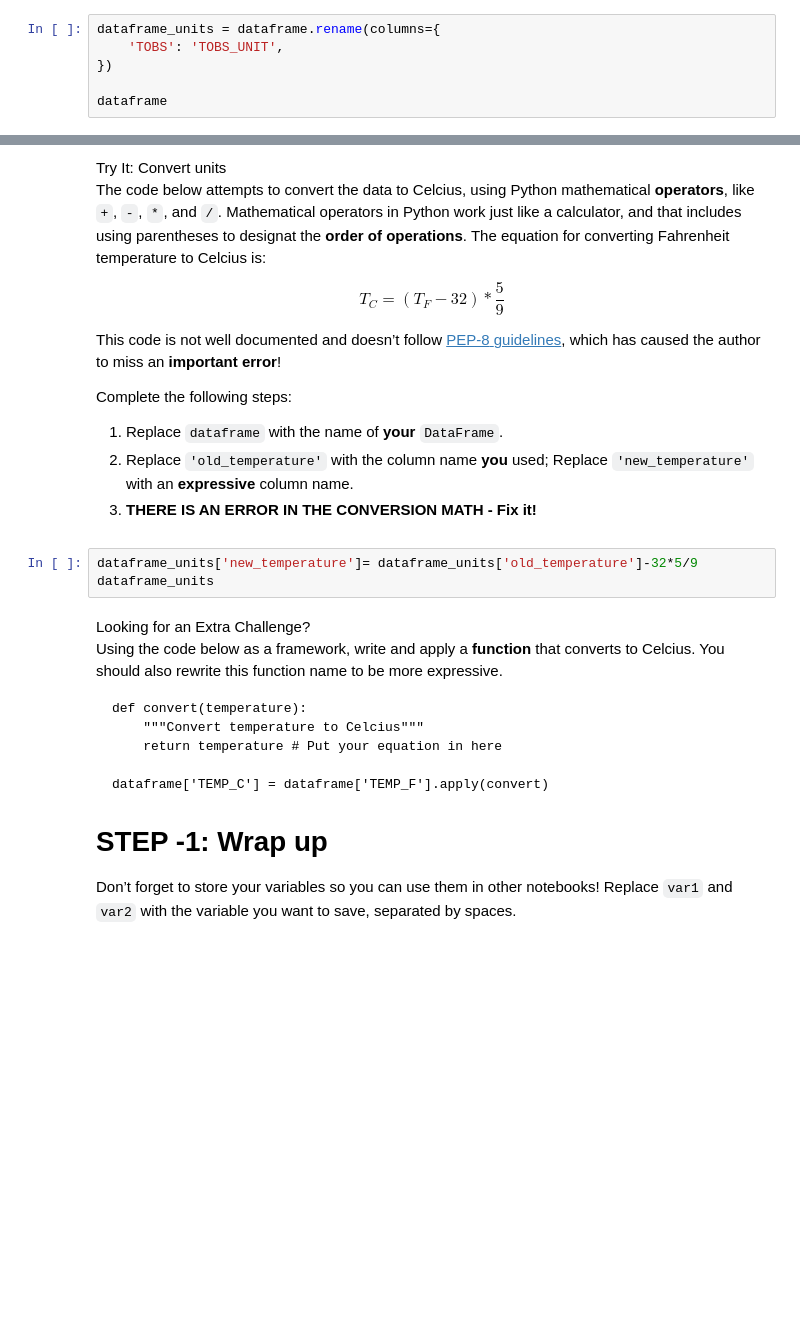
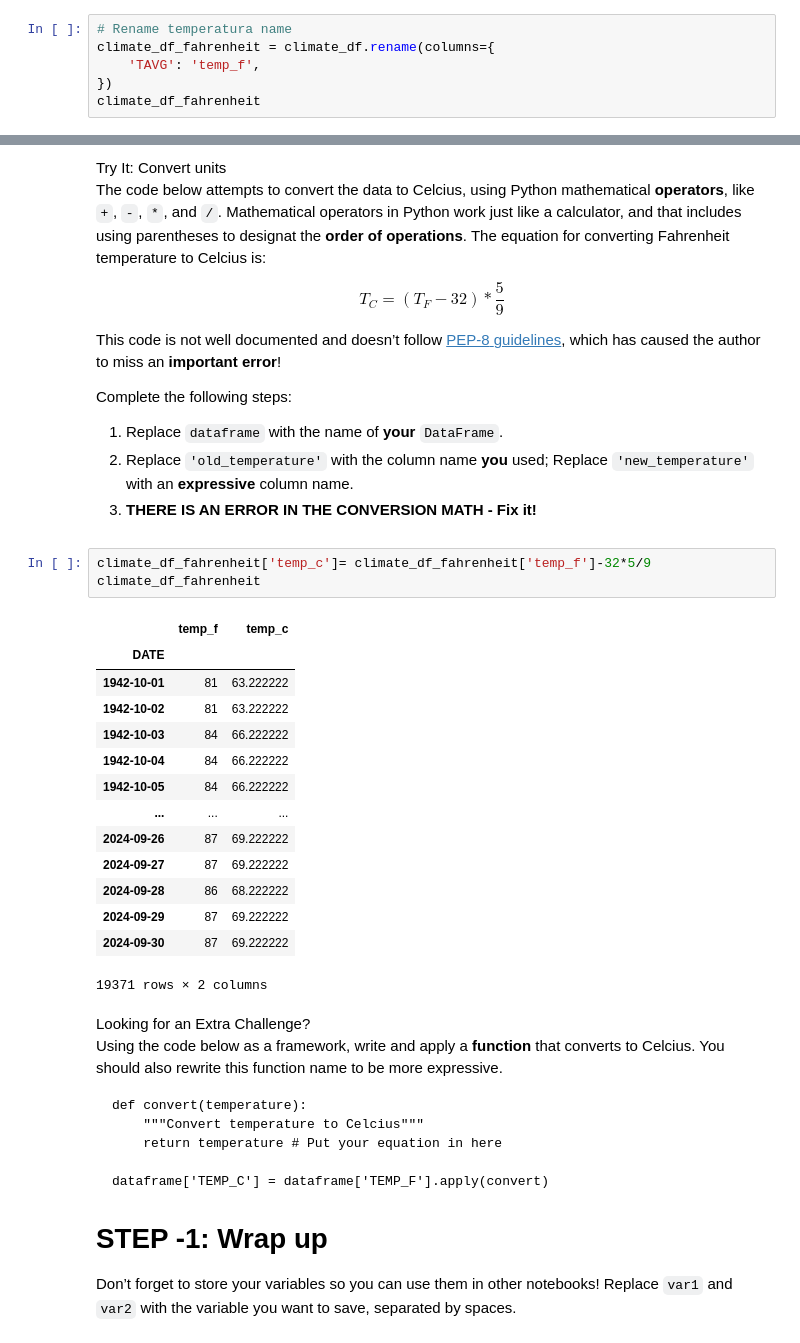
Before and after one commit to cu-esiil-edu/01-climate-amarangunic, a Jupyter notebook: notebooks/climate-33-units.ipynb, the cells around one changed output, grey strips where cells are left out. Drawn from its saved outputs; the diff is of its cells as text; blank space fills up the shorter version.

```diff
--- a/notebooks/climate-33-units.ipynb
+++ b/notebooks/climate-33-units.ipynb
@@ -45,9 +52,9 @@ data, and <code>'TOBS_UNIT'</code> with a column name that includes the
 correct unit.</li>
 </ol></div></div>
 # %%
-dataframe_units = dataframe.rename(columns={
-    'TOBS': 'TOBS_UNIT',
+# Rename temperatura name
+climate_df_fahrenheit = climate_df.rename(columns={
+    'TAVG': 'temp_f',
 })
-
-dataframe
+climate_df_fahrenheit
 # %% [output]
@@ -79,8 +99,23 @@ an <strong>expressive</strong> column name.</li>
 it!</strong></li>
 </ol></div></div>
 # %%
-dataframe_units['new_temperature']= dataframe_units['old_temperature']-32*5/9
-dataframe_units
+climate_df_fahrenheit['temp_c']= climate_df_fahrenheit['temp_f']-32*5/9
+climate_df_fahrenheit
+# %% [output]
+|  | temp_f | temp_c |
+| DATE |  |  |
+| 1942-10-01 | 81 | 63.222222 |
+| 1942-10-02 | 81 | 63.222222 |
+| 1942-10-03 | 84 | 66.222222 |
+| 1942-10-04 | 84 | 66.222222 |
+| 1942-10-05 | 84 | 66.222222 |
+| ... | ... | ... |
+| 2024-09-26 | 87 | 69.222222 |
+| 2024-09-27 | 87 | 69.222222 |
+| 2024-09-28 | 86 | 68.222222 |
+| 2024-09-29 | 87 | 69.222222 |
+| 2024-09-30 | 87 | 69.222222 |
+19371 rows × 2 columns
 # %% [markdown]
 <link rel="stylesheet" type="text/css" href="./assets/styles.css"><div class="callout callout-style-default callout-titled callout-extra"><div class="callout-header"><div class="callout-icon-container"><i class="callout-icon"></i></div><div class="callout-title-container flex-fill">Looking for an Extra Challenge?</div></div><div class="callout-body-container callout-body"><p>Using the code below as a framework, write and apply a
 <strong>function</strong> that converts to Celcius. You should also
```
Also changed, not shown: parts of 4 cells of this notebook.
